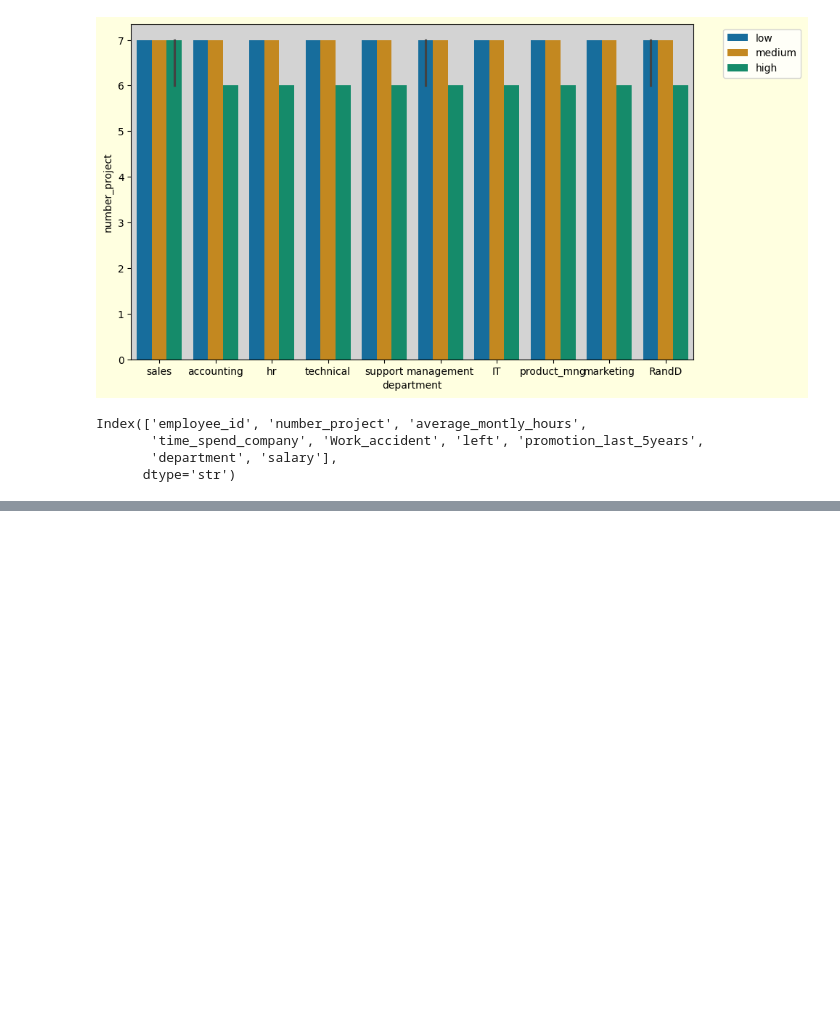
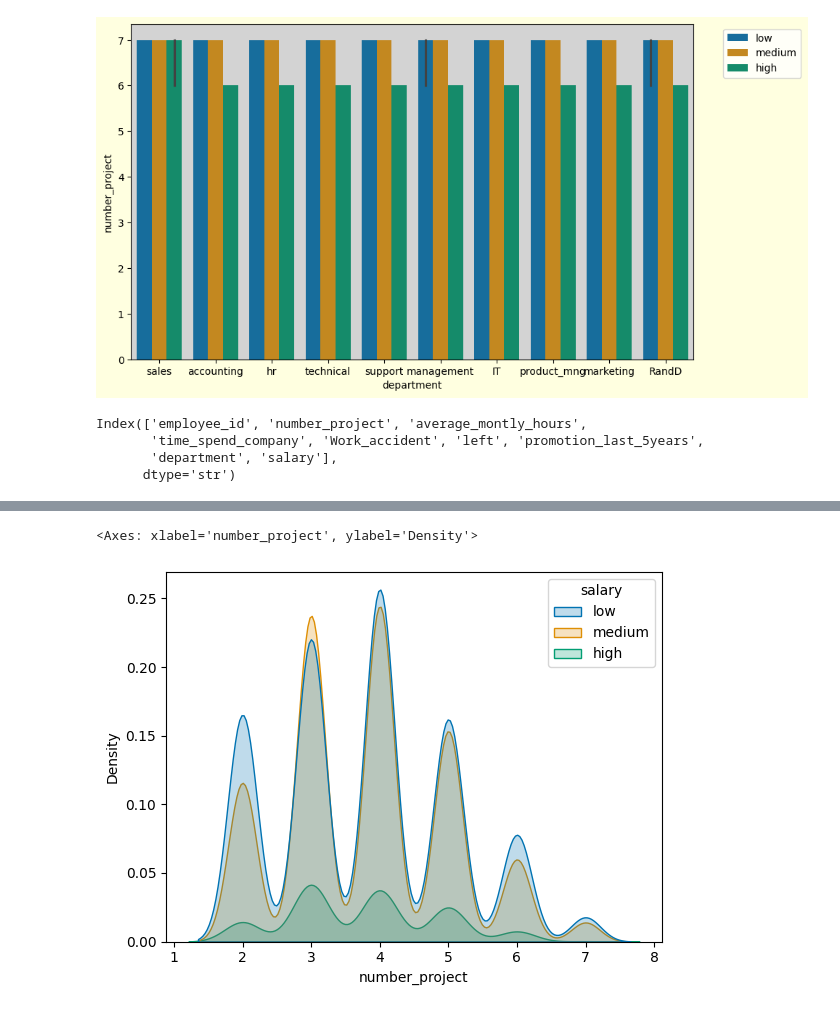
Before and after one commit to sangu0005/data_analysis_workspace, a Jupyter notebook: Seaborn.ipynb, the cells around one changed output, grey strips where cells are left out. Drawn from its saved outputs; the diff is of its cells as text; code cells hidden in the pictures; blank space fills up the shorter version.

```diff
--- a/Seaborn.ipynb
+++ b/Seaborn.ipynb
@@ -104,0 +115,5 @@ IQR = Q3 - Q1
+# %%
+sns.kdeplot(data=df, x='number_project',hue='salary',fill=True, palette='colorblind')
+# %% [output]
+<Axes: xlabel='number_project', ylabel='Density'>
+[figure, added]
```
Also changed, not shown: parts of 3 cells of this notebook.
